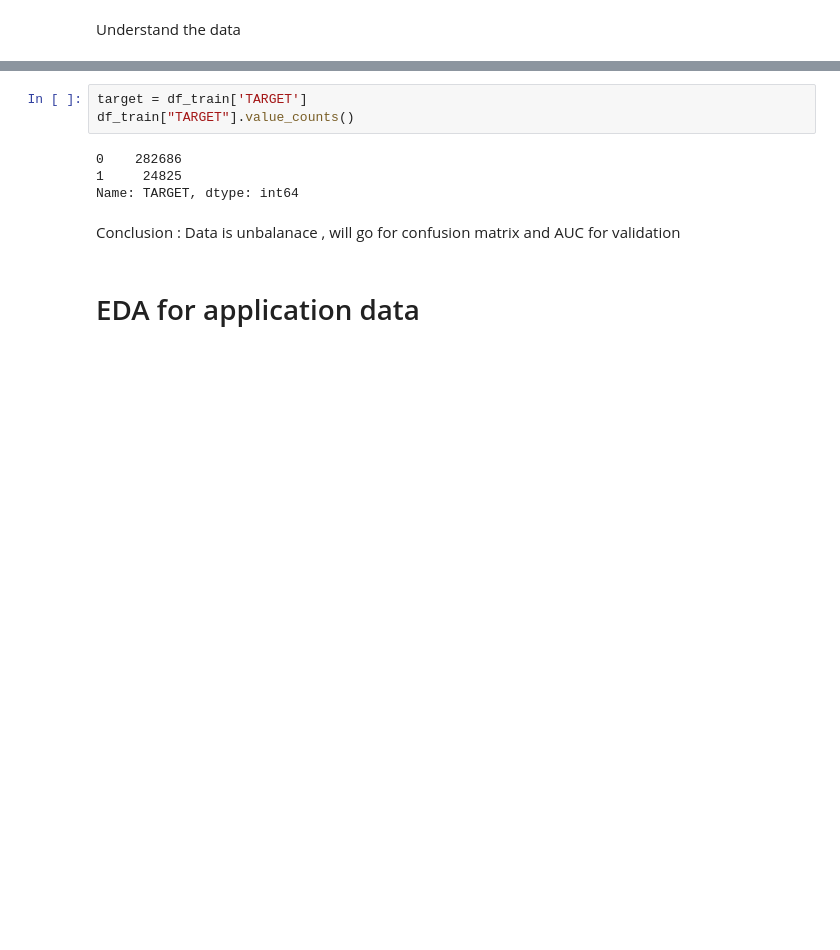
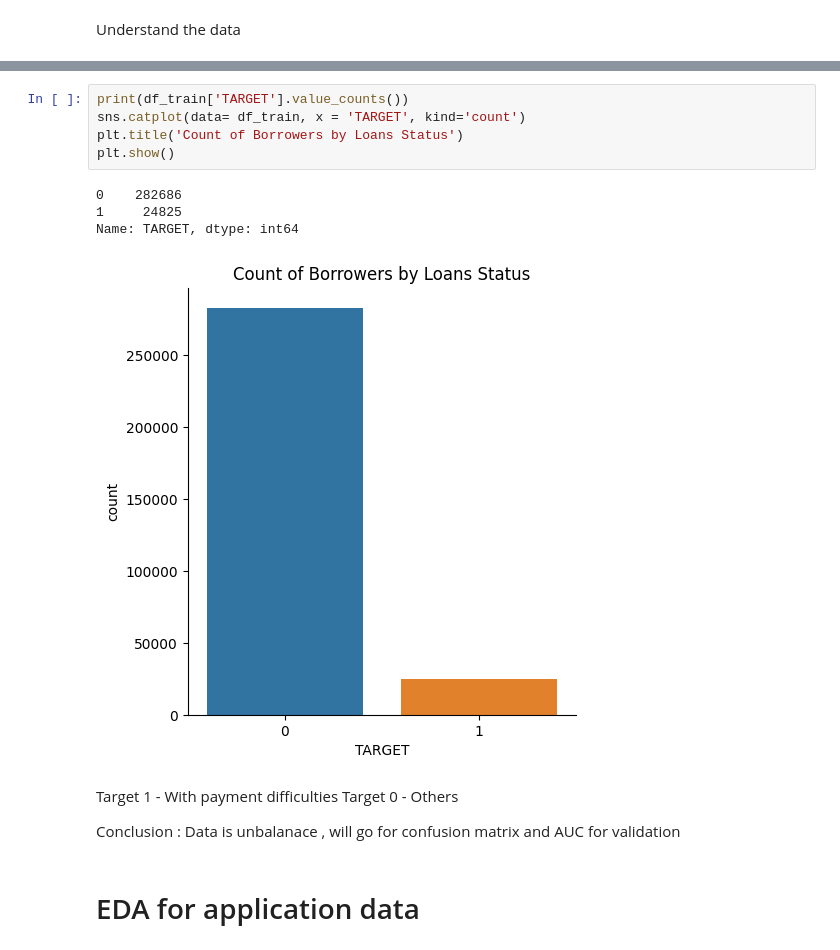
Before and after one commit to pgup2501/python-data-analytics-workshop, a Jupyter notebook: EDA_home_credit.ipynb, the cells around one changed output, grey strips where cells are left out. Cells and saved outputs as stored; diff of their text form; blank space fills up the shorter version.

```diff
--- a/EDA_home_credit.ipynb
+++ b/EDA_home_credit.ipynb
@@ -48,14 +48,20 @@ df_train.head(10)
 | 7 | 100010 | 0 | Cash loans | M | Y | Y | 0 | ... |
 | 8 | 100011 | 0 | Cash loans | F | N | Y | 0 | ... |
 | 9 | 100012 | 0 | Revolving loans | M | N | Y | 0 | ... |
-# %%
-target = df_train['TARGET']
-df_train["TARGET"].value_counts()
-# %% [output]
-0    282686
-1     24825
-Name: TARGET, dtype: int64
+# %%
+print(df_train['TARGET'].value_counts())
+sns.catplot(data= df_train, x = 'TARGET', kind='count')
+plt.title('Count of Borrowers by Loans Status')
+plt.show()
+# %% [output]
+0    282686
+1     24825
+Name: TARGET, dtype: int64
+[figure, added]
 # %% [markdown]
+Target 1 - With payment difficulties
+Target 0 - Others
+
 Conclusion : Data is unbalanace , will go for confusion matrix and AUC for validation
 # %% [markdown]
 # EDA for application data
```
Also changed, not shown: parts of 5 cells of this notebook.
